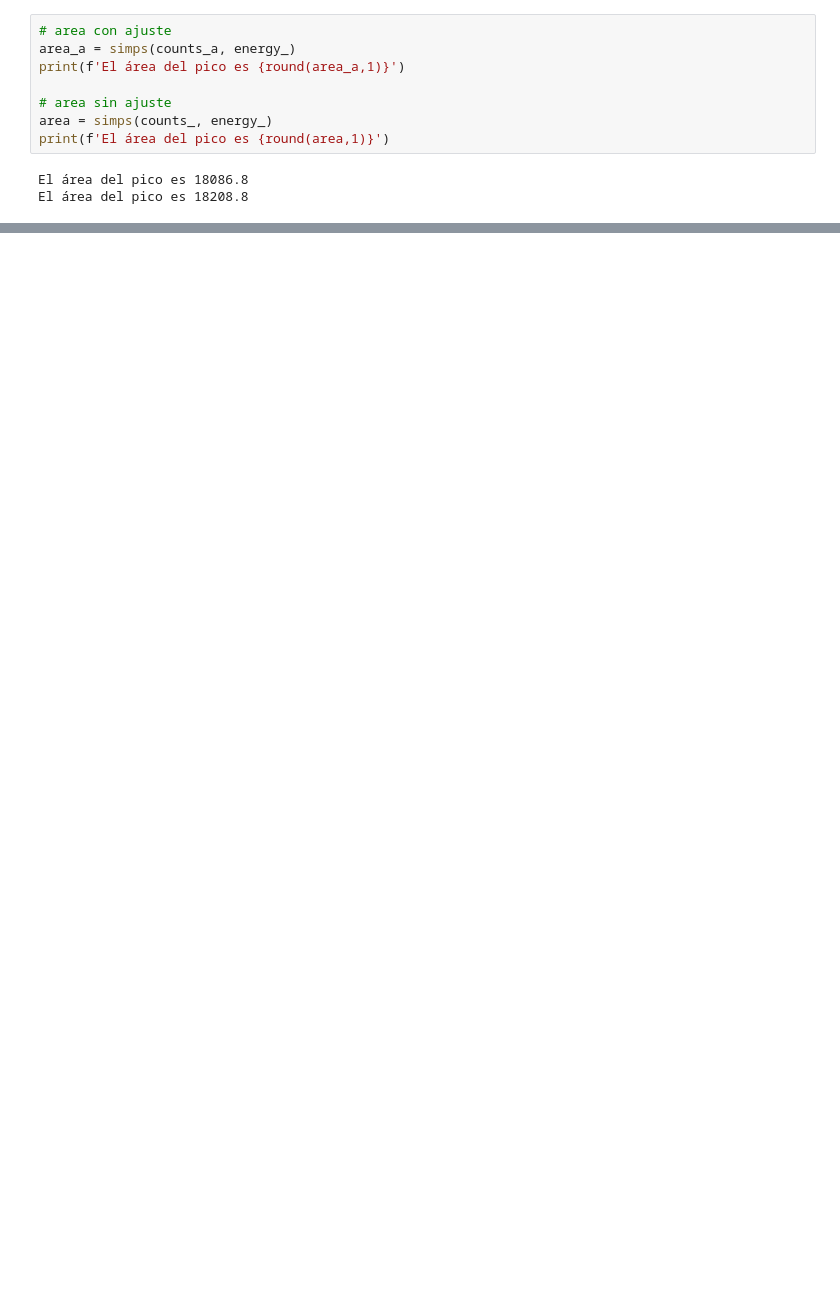
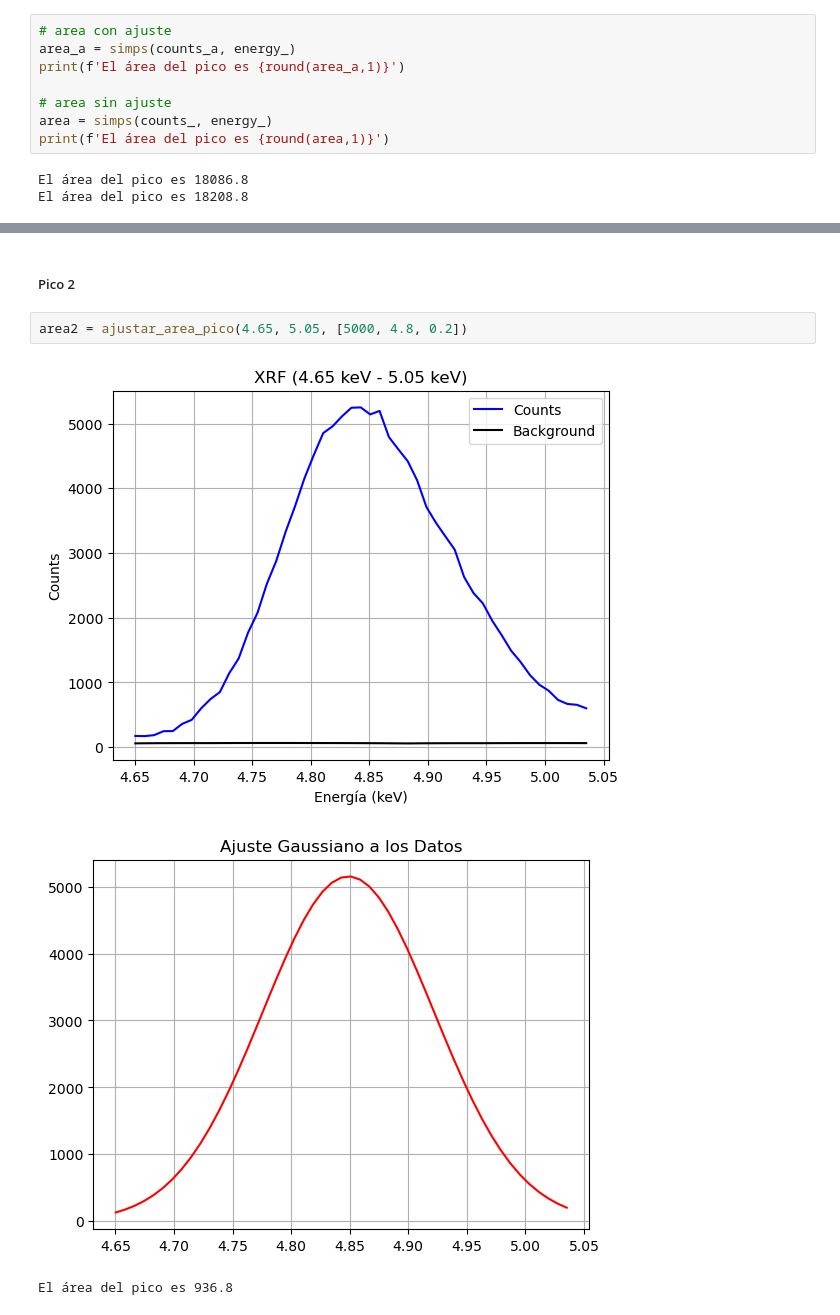
Before and after one commit to eduardoh27/Core-Level-Spectroscopy, a Jupyter notebook: Taller 3/punto9.ipynb, the cells around one changed output, grey strips where cells are left out. Saved outputs shown, nothing was run; the diff lists cells and outputs as text; blank space fills up the shorter version.

```diff
--- a/Taller 3/punto9.ipynb
+++ b/Taller 3/punto9.ipynb
@@ -317,0 +375,8 @@ El área del pico es 18208.8
+# %% [markdown]
+##### Pico 2
+# %%
+area2 = ajustar_area_pico(4.65, 5.05, [5000, 4.8, 0.2])
+# %% [output]
+[figure, added]
+[figure, added]
+El área del pico es 936.8
```
Also changed, not shown: parts of 38 cells of this notebook, 1 other file.
